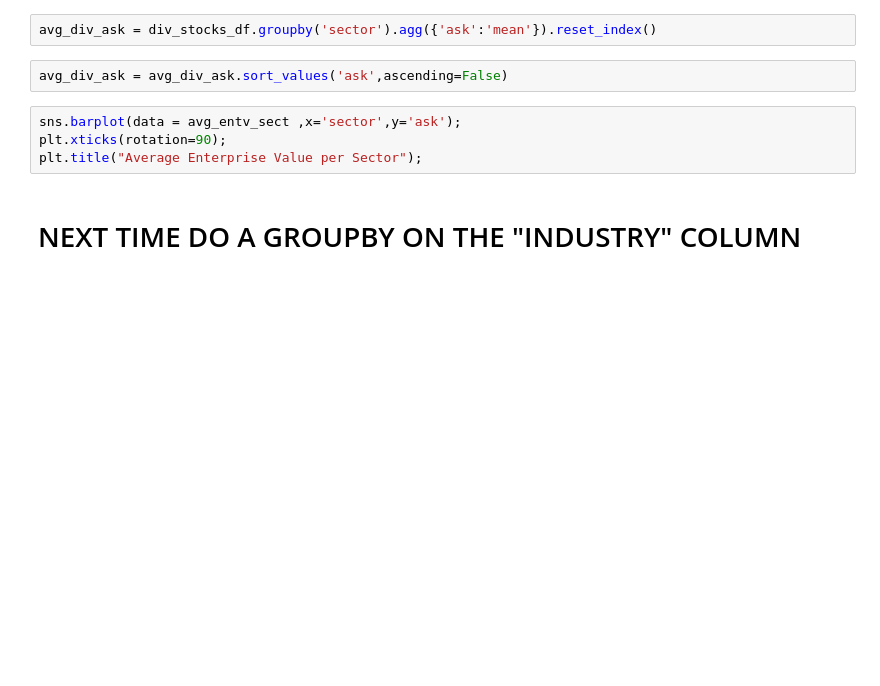
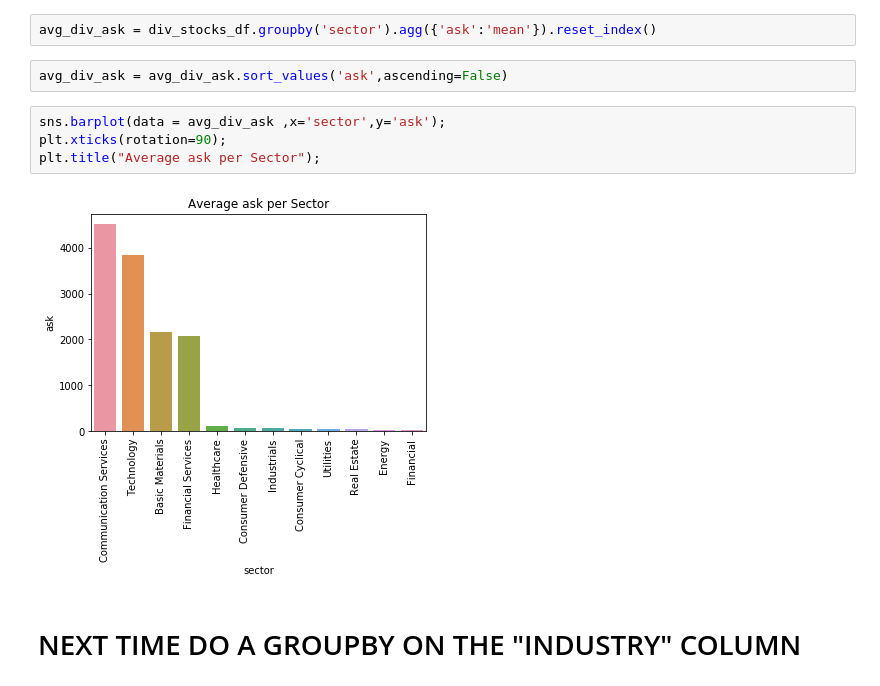
Before and after one commit to ipatel467/Stock-Market-Analysis, a Jupyter notebook: Stocks.ipynb, the cells around one changed output. Cells and saved outputs as stored; diff of their text form; blank space fills up the shorter version.

```diff
--- a/Stocks.ipynb
+++ b/Stocks.ipynb
@@ -549,9 +515,11 @@ avg_div_ask = div_stocks_df.groupby('sector').agg({'ask':'mean'}).reset_index()
 # %%
 avg_div_ask = avg_div_ask.sort_values('ask',ascending=False)
 # %%
-sns.barplot(data = avg_entv_sect ,x='sector',y='ask');
+sns.barplot(data = avg_div_ask ,x='sector',y='ask');
 plt.xticks(rotation=90);
-plt.title("Average Enterprise Value per Sector");
+plt.title("Average ask per Sector");
+# %% [output]
+[figure, added]
 # %% [markdown]
 # NEXT TIME DO A GROUPBY ON THE "INDUSTRY" COLUMN
 # %%
```
Also changed, not shown: parts of 6 cells of this notebook.
